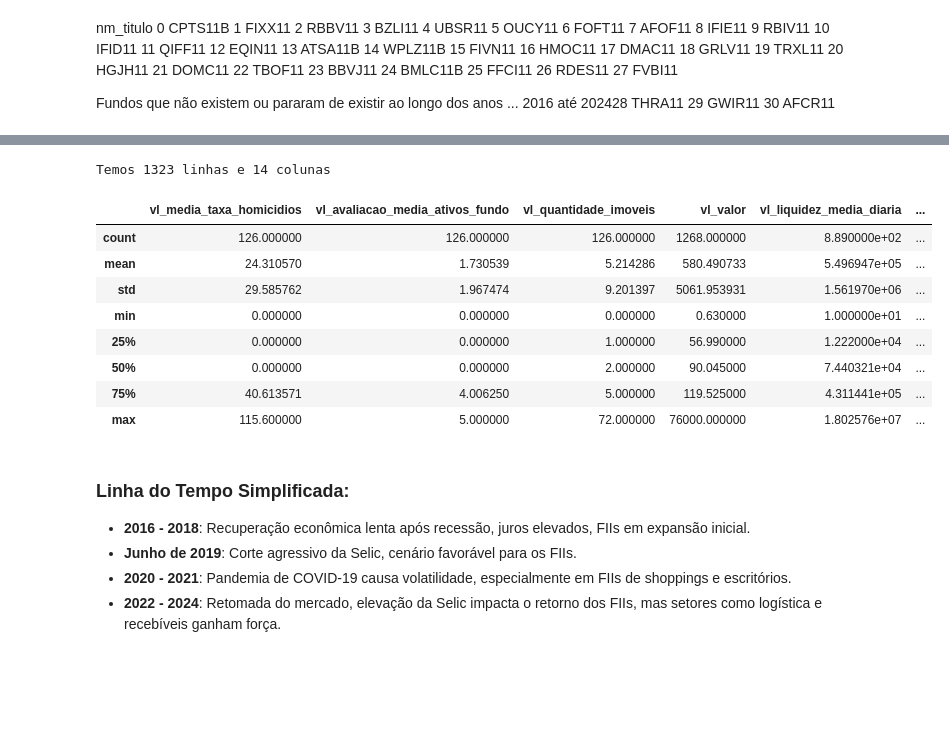
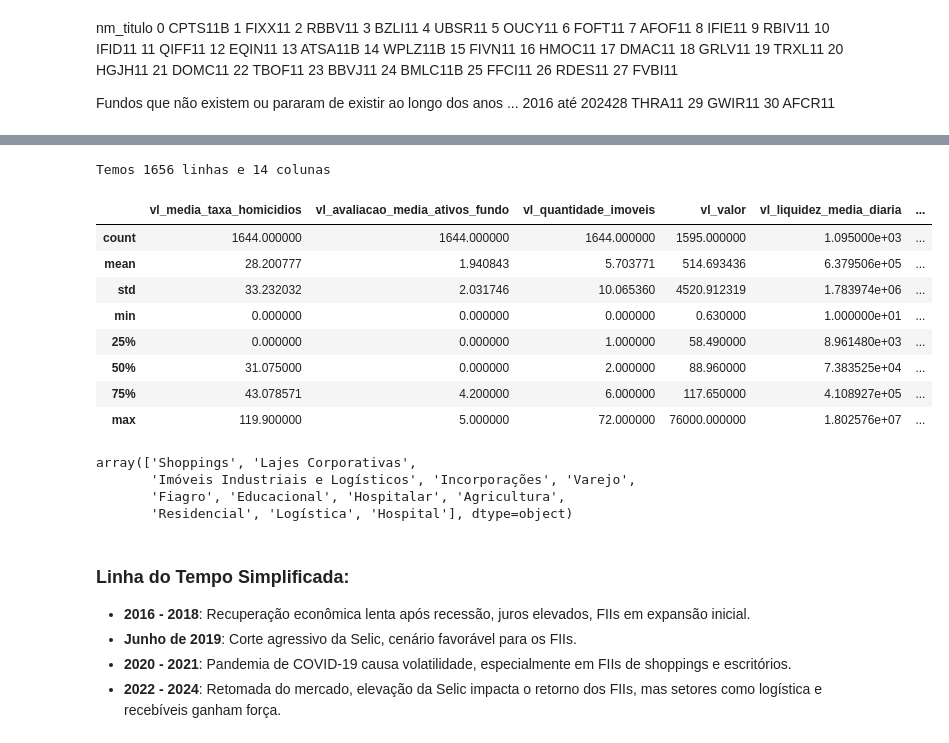
Before and after one commit to PeBatista/MovimentoAlgora-Projeto-Itau-2024.6, a Jupyter notebook: Análise_Exploratoria_FII2016_2024-Cluster.ipynb, the cells around one changed output, grey strips where cells are left out. Drawn from its saved outputs; the diff is of its cells as text; code cells hidden in the pictures; blank space fills up the shorter version.

```diff
--- a/Análise_Exploratoria_FII2016_2024-Cluster.ipynb
+++ b/Análise_Exploratoria_FII2016_2024-Cluster.ipynb
@@ -213,45 +240,50 @@ WHERE
     'INDEFINIDO',
     'INDEFINIDO2016',
     'INDEFINIDO2015',
     'INDEFINIDO2017',
     'MISTO',
     'HíBRIDO',
     'PAPéIS',
     'IMÓVEIS COMERCIAIS - OUTROS',
     'AGêNCIAS DE BANCOS',
     'SERVIÇOS FINANCEIROS DIVERSOS',
     'RENDA',
     'HOTEL',
     'HOTéIS',
-    'SHOPPING',
-    'SHOPPINGS',
     'IMóVEIS RESIDENCIAIS',
     'IMóVEIS COMERCIAIS - OUTROS',
     'SERVIÇOS FINANCEIROS DIVERSOS',
     'TíTULOS E VAL. MOB.',
     'FUNDO DE FUNDOS',
     'FUNDO DE DESENVOLVIMENTO',
-    'SERVIÇOS FINANCEIROS DIVERSOS',
+    'SERVIçOS FINANCEIROS DIVERSOS',
     'TíTULOS E VALORES MOBILIáRIOS')
 ORDER BY dt_inclusao DESC
 """
 
 print(f"Temos {ps.sqldf(query, locals()).shape[0]} linhas e {ps.sqldf(query, locals()).shape[1]} colunas")
 gora = ps.sqldf(query, locals())
 gora.vl_patrimonio = gora.vl_patrimonio.fillna(0)
 gora.vl_patrimonio = gora.vl_patrimonio.replace(0, mean_value_excluding_zero)
 gora.describe()
 # %% [output]
-Temos 1323 linhas e 14 colunas
+Temos 1656 linhas e 14 colunas
 |  | vl_media_taxa_homicidios | vl_avaliacao_media_ativos_fundo | vl_quantidade_imoveis | vl_valor | vl_liquidez_media_diaria | ... |
-| count | 126.000000 | 126.000000 | 126.000000 | 1268.000000 | 8.890000e+02 | ... |
-| mean | 24.310570 | 1.730539 | 5.214286 | 580.490733 | 5.496947e+05 | ... |
-| std | 29.585762 | 1.967474 | 9.201397 | 5061.953931 | 1.561970e+06 | ... |
+| count | 1644.000000 | 1644.000000 | 1644.000000 | 1595.000000 | 1.095000e+03 | ... |
+| mean | 28.200777 | 1.940843 | 5.703771 | 514.693436 | 6.379506e+05 | ... |
+| std | 33.232032 | 2.031746 | 10.065360 | 4520.912319 | 1.783974e+06 | ... |
 | min | 0.000000 | 0.000000 | 0.000000 | 0.630000 | 1.000000e+01 | ... |
-| 25% | 0.000000 | 0.000000 | 1.000000 | 56.990000 | 1.222000e+04 | ... |
-| 50% | 0.000000 | 0.000000 | 2.000000 | 90.045000 | 7.440321e+04 | ... |
-| 75% | 40.613571 | 4.006250 | 5.000000 | 119.525000 | 4.311441e+05 | ... |
-| max | 115.600000 | 5.000000 | 72.000000 | 76000.000000 | 1.802576e+07 | ... |
+| 25% | 0.000000 | 0.000000 | 1.000000 | 58.490000 | 8.961480e+03 | ... |
+| 50% | 31.075000 | 0.000000 | 2.000000 | 88.960000 | 7.383525e+04 | ... |
+| 75% | 43.078571 | 4.200000 | 6.000000 | 117.650000 | 4.108927e+05 | ... |
+| max | 119.900000 | 5.000000 | 72.000000 | 76000.000000 | 1.802576e+07 | ... |
+# %%
+gora.nm_setor.unique()
+# %% [output]
+array(['Shoppings', 'Lajes Corporativas',
+       'Imóveis Industriais e Logísticos', 'Incorporações', 'Varejo',
+       'Fiagro', 'Educacional', 'Hospitalar', 'Agricultura',
+       'Residencial', 'Logística', 'Hospital'], dtype=object)
 # %% [markdown]
 ### Linha do Tempo Simplificada:
 
```
Also changed, not shown: parts of 1 cell of this notebook.
